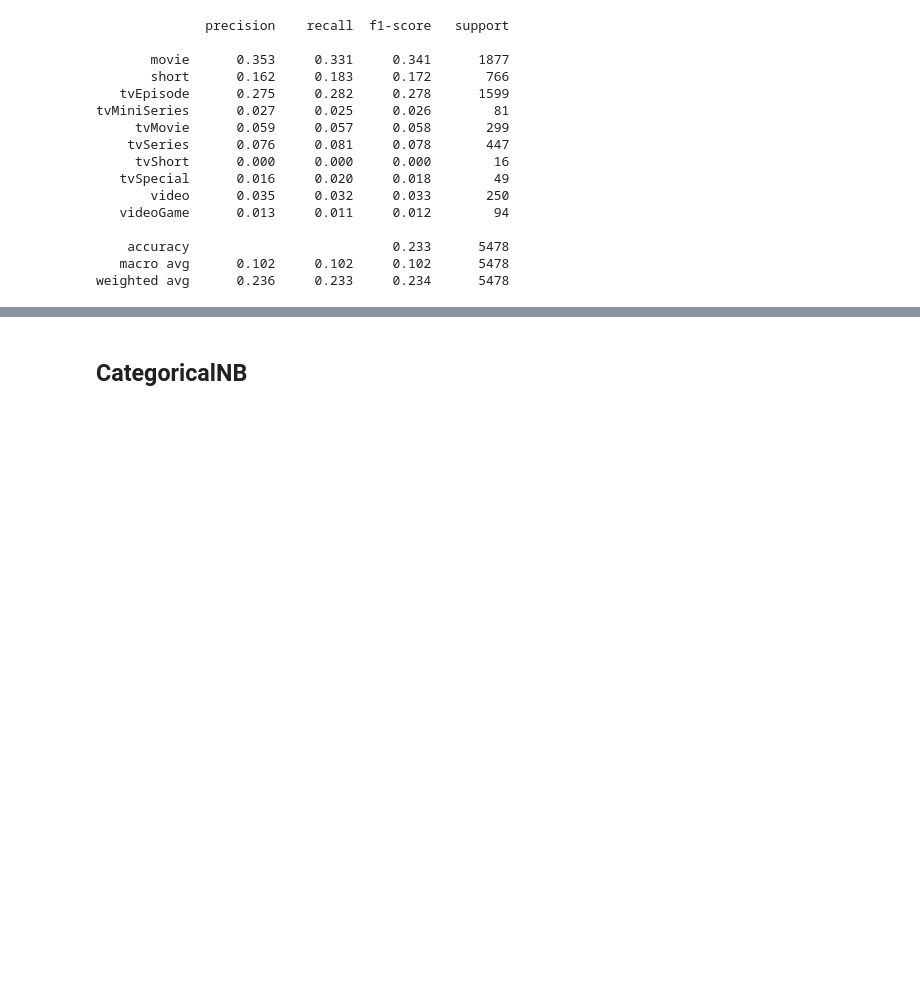
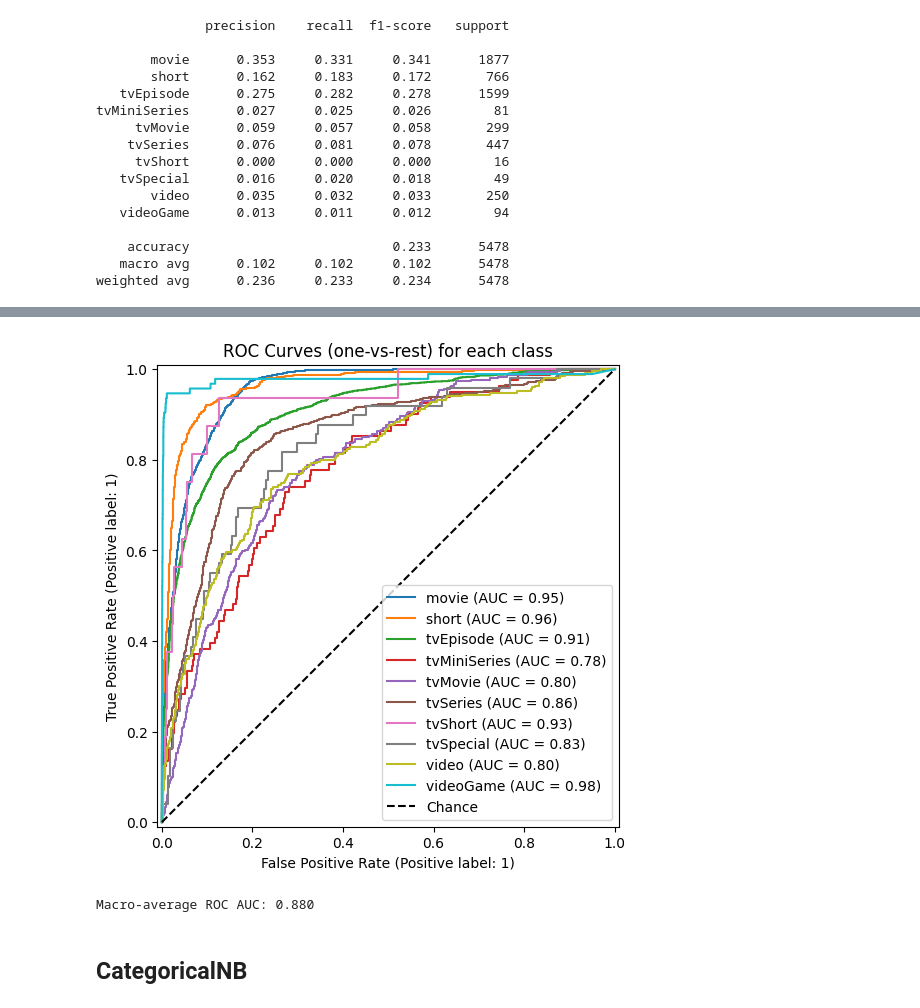
Before and after one commit to g-fabiani4-unipi/dm1_project, a Jupyter notebook: src/naive_bayes.ipynb, the cells around one changed output, grey strips where cells are left out. Drawn from its saved outputs; the diff is of its cells as text; code cells hidden in the pictures; blank space fills up the shorter version.

Commit message:
added roc curves

```diff
--- a/src/naive_bayes.ipynb
+++ b/src/naive_bayes.ipynb
@@ -168,3 +174,28 @@ weighted avg      0.236     0.233     0.234      5478
+# %%
+classes = np.unique(y_test)
+y_test_bin = label_binarize(y_test, classes=classes)
+y_score = clf.predict_proba(X_test) #predicted probabilities
+
+
+plt.figure(figsize=(8, 6))
+for i, class_name in enumerate(classes):
+    RocCurveDisplay.from_predictions(
+        y_test_bin[:, i],
+        y_score[:, i],
+        name=f"{class_name}",
+        ax=plt.gca()
+    )
+
+plt.plot([0, 1], [0, 1], 'k--', label="Chance")
+plt.legend()
+plt.title("ROC Curves (one-vs-rest) for each class")
+plt.show()
+
+auc_score = roc_auc_score(y_test_bin, y_score, multi_class="ovr", average="macro")
+print(f"Macro-average ROC AUC: {auc_score:.3f}")
+# %% [output]
+[figure, added]
+Macro-average ROC AUC: 0.880
 # %% [markdown]
 ## CategoricalNB
 # %% [markdown]
```
Also changed, not shown: parts of 15 cells of this notebook.
